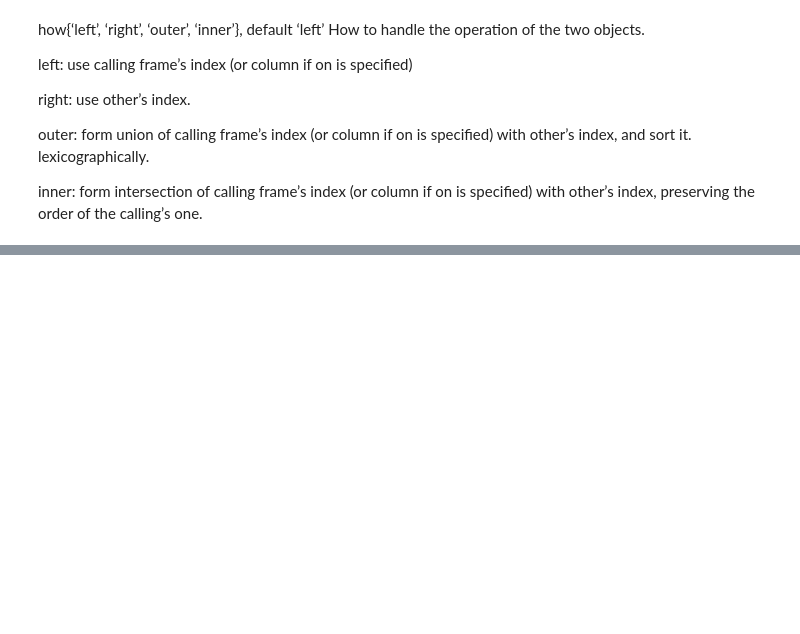
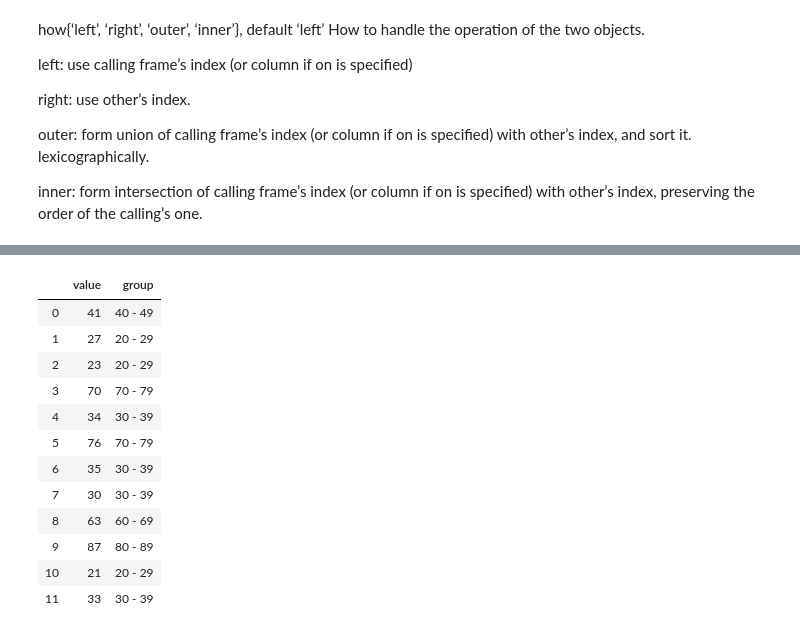
Before and after one commit to dsreenat/sperloon, a Jupyter notebook: Python Pandas.ipynb, the cells around one changed output, grey strips where cells are left out. Cells and saved outputs as stored; diff of their text form; code cells hidden in the pictures; blank space fills up the shorter version.

```diff
--- a/Python Pandas.ipynb
+++ b/Python Pandas.ipynb
@@ -677,0 +803,5 @@ inner: form intersection of calling frame’s index (or column if on is specifie
+# %%
+catageory = pd.DataFrame({'value': np.random.randint(0, 99, 12)})
+print(catageory)
+labels = ["{0} - {1}".format(i, i + 9) for i in range(0, 100, 10)]
+print(labels)
@@ -677,0 +823,17 @@ inner: form intersection of calling frame’s index (or column if on is specifie
+# %%
+catageory['group'] = pd.cut(catageory.value, range(0, 105, 10), right=False, labels=labels)
+catageory
+# %% [output]
+|  | value | group |
+| 0 | 41 | 40 - 49 |
+| 1 | 27 | 20 - 29 |
+| 2 | 23 | 20 - 29 |
+| 3 | 70 | 70 - 79 |
+| 4 | 34 | 30 - 39 |
+| 5 | 76 | 70 - 79 |
+| 6 | 35 | 30 - 39 |
+| 7 | 30 | 30 - 39 |
+| 8 | 63 | 60 - 69 |
+| 9 | 87 | 80 - 89 |
+| 10 | 21 | 20 - 29 |
+| 11 | 33 | 30 - 39 |
```
Also changed, not shown: parts of 47 cells of this notebook, 1 other file.
